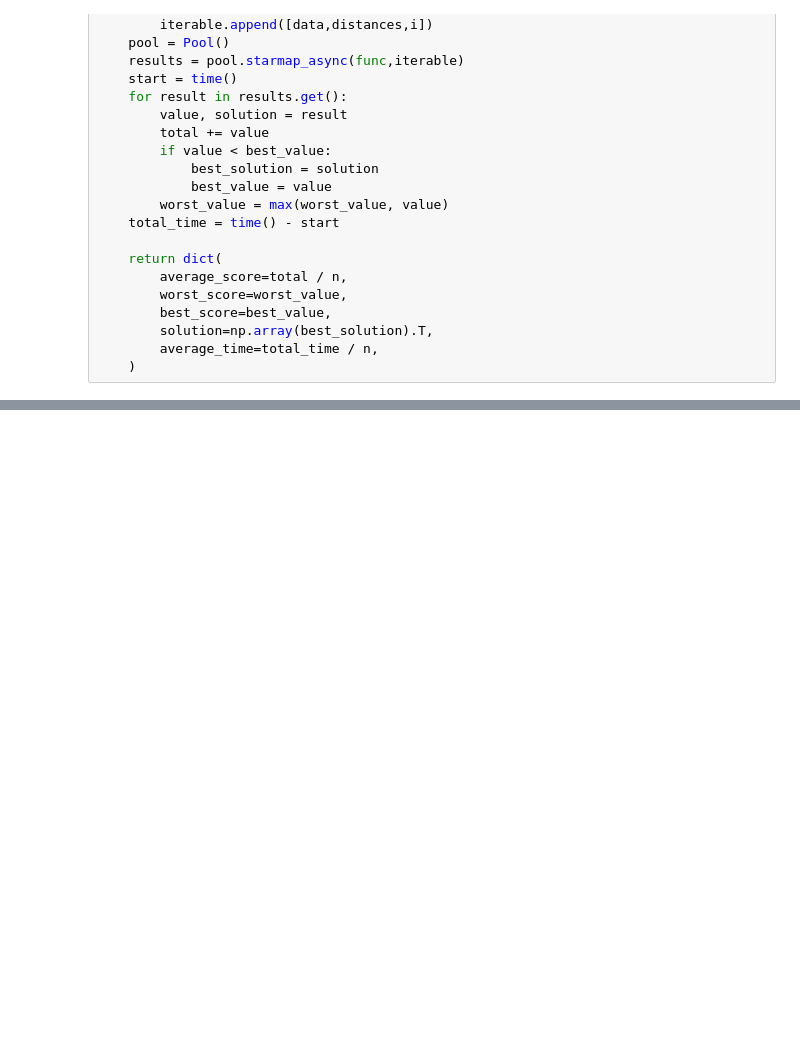
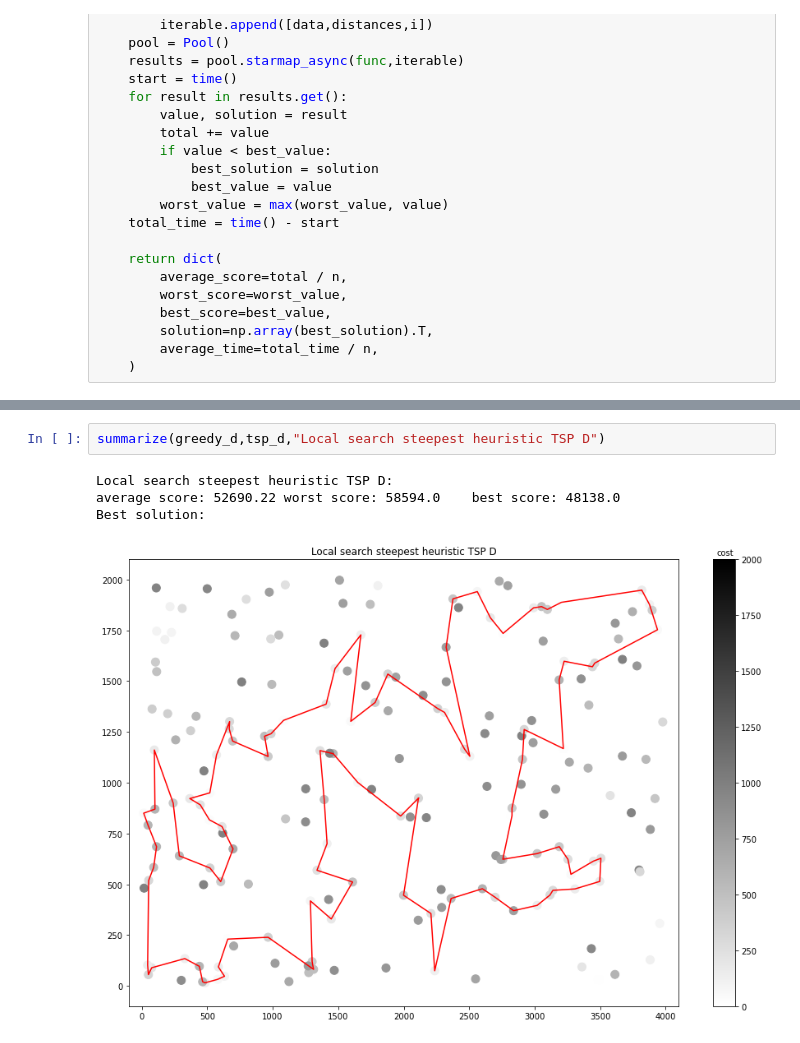
Before and after one commit to Mikikrus/Evolutionary-Computation, a Jupyter notebook: run_previous_labs.ipynb, the cells around one changed output, grey strips where cells are left out. Cells and saved outputs as stored; diff of their text form; blank space fills up the shorter version.

```diff
--- a/run_previous_labs.ipynb
+++ b/run_previous_labs.ipynb
@@ -224,0 +199,7 @@ print(f'local search greedy; {round(greedy_d["average_time"],4)}; {round(greedy_
+# %%
+summarize(greedy_d,tsp_d,"Local search steepest heuristic TSP D")
+# %% [output]
+Local search steepest heuristic TSP D:
+average score: 52690.22 worst score: 58594.0    best score: 48138.0
+Best solution:
+[figure, added]
```
Also changed, not shown: parts of 10 cells of this notebook, 2 other files.
